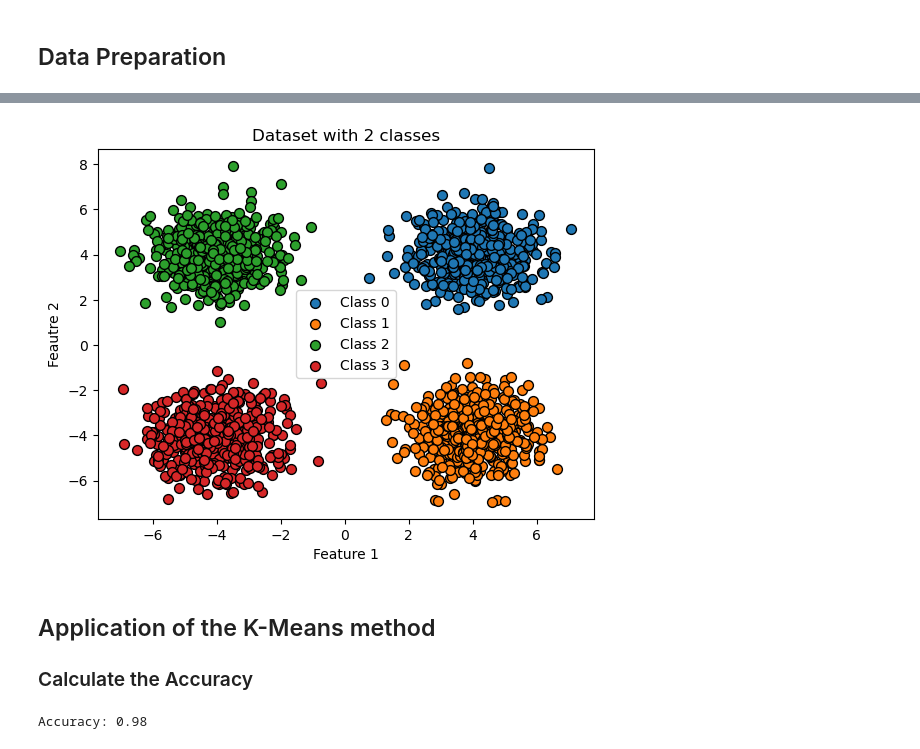
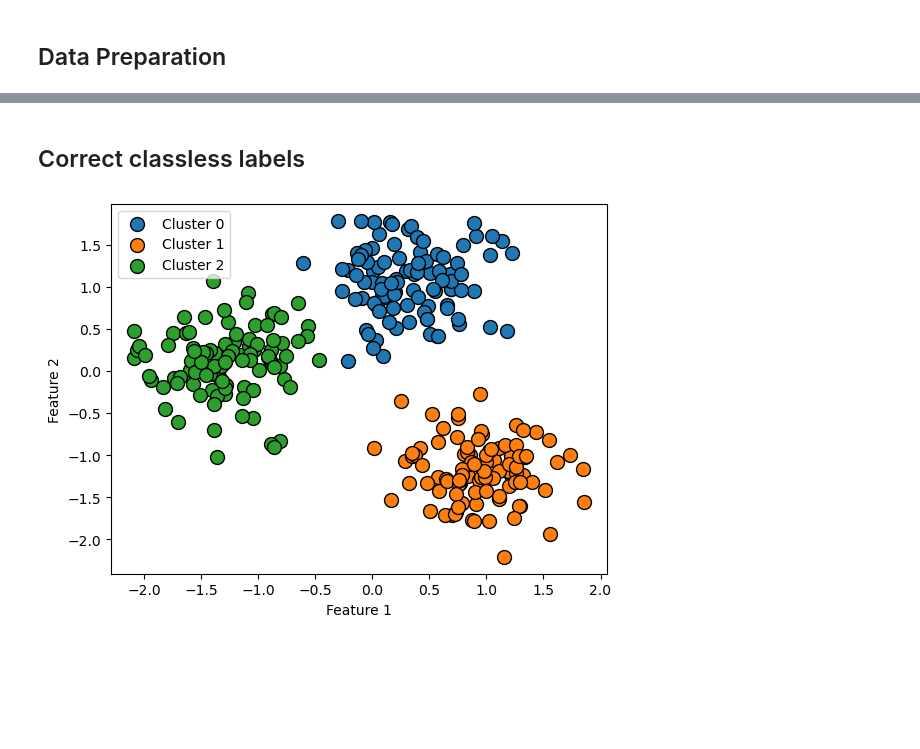
Before and after one commit to KevinMartinez1999/semillero-sofa, a Jupyter notebook: basic_algorithms/DBSCAN.ipynb, the cells around one changed output, grey strips where cells are left out. Cells and saved outputs as stored; diff of their text form; code cells hidden in the pictures; blank space fills up the shorter version.

Commit message:
DBSCAn with density-based thresholding.

```diff
--- a/basic_algorithms/DBSCAN.ipynb
+++ b/basic_algorithms/DBSCAN.ipynb
@@ -45,0 +12,3 @@ y = np.concatenate((y_group1, y_group2, y_group3, y_group4), axis=0)
+# %%
+X, y = make_blobs(n_samples=300, centers=3, cluster_std=0.60, random_state=0)
+X = StandardScaler().fit_transform(X)
@@ -45,0 +17,12 @@ y = np.concatenate((y_group1, y_group2, y_group3, y_group4), axis=0)
+# %%
+model = DBSCAN(eps=0.3, min_samples=5)
+model.fit(X)
+labels = model.labels_.astype(int)
+# %%
+for i in np.unique(labels):
+    plt.scatter(X[labels == i, 0], X[labels == i, 1],
+                label=i, s=100, edgecolor='black')
+plt.legend(['Noise', 'Cluster 0', 'Cluster 1', 'Cluster 2'])
+plt.xlabel('Feature 1')
+plt.ylabel('Feature 2')
+plt.show()
@@ -46,24 +31,26 @@ y = np.concatenate((y_group1, y_group2, y_group3, y_group4), axis=0)
+# %% [markdown]
+## Correct classless labels
+# %%
+noise_labels = np.where(labels == -1)[0]
+umbral = 0.5
+for i in noise_labels:
+    point = X[i]
+    density = np.sum(np.linalg.norm(X - point, axis=1) <= umbral)
+    if density > 1:
+        distance_to_points = np.linalg.norm(X - point, axis=1)
+        neighbors = np.where(distance_to_points <= umbral)[0]
+        neighbors_labels = labels[neighbors]
+        neighbors_labels = neighbors_labels[neighbors_labels != -1]
+        if len(neighbors_labels) > 0:
+            new_labels = np.bincount(neighbors_labels).argmax()
+            labels[i] = new_labels
 # %%
-# Show the data in a scatter plot
-plt.figure()
-plt.title('Dataset with 2 classes')
-for i in np.unique(y):
-    plt.scatter(X[y == i, 0], X[y == i, 1], s=50, label='Class %d' % i, edgecolors='k')
+for i in np.unique(labels):
+    plt.scatter(X[labels == i, 0], X[labels == i, 1],
+                label=i, s=100, edgecolor='black')
+plt.legend(['Cluster 0', 'Cluster 1', 'Cluster 2'])
 plt.xlabel('Feature 1')
-plt.ylabel('Feautre 2')
-plt.legend()
+plt.ylabel('Feature 2')
 plt.show()
 # %% [output]
-[figure, old version]
+[figure, new version]
-# %% [markdown]
-## Application of the K-Means method
-
-### Calculate the Accuracy
-# %%
-# Apply the DBSCAN algorithm
-dbscan = DBSCAN(eps=0.7, min_samples=10)
-y_pred = dbscan.fit_predict(X)
-
-print('Accuracy: %.2f' % accuracy_score(y, y_pred))
-# %% [output]
-Accuracy: 0.98
```
Also changed, not shown: parts of 6 cells of this notebook.
